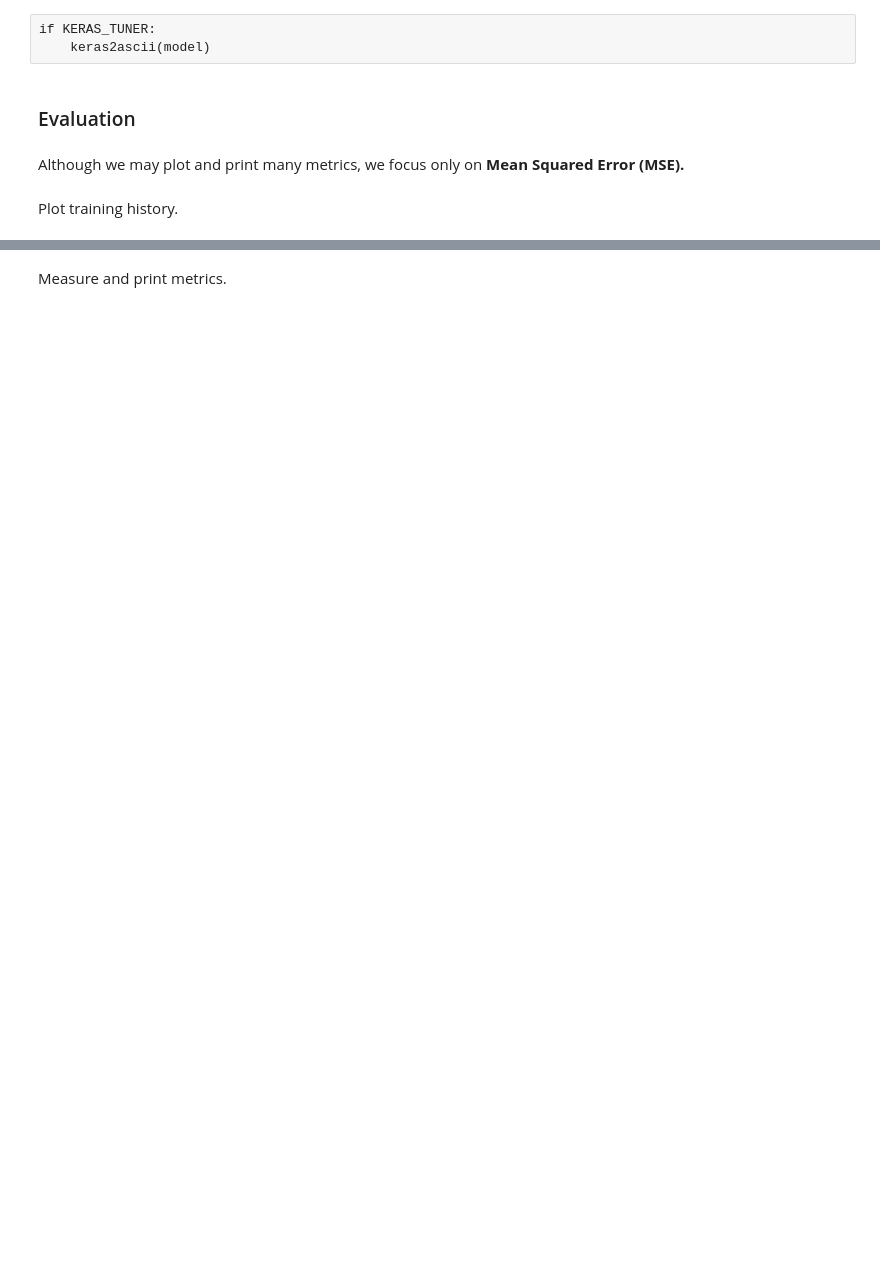
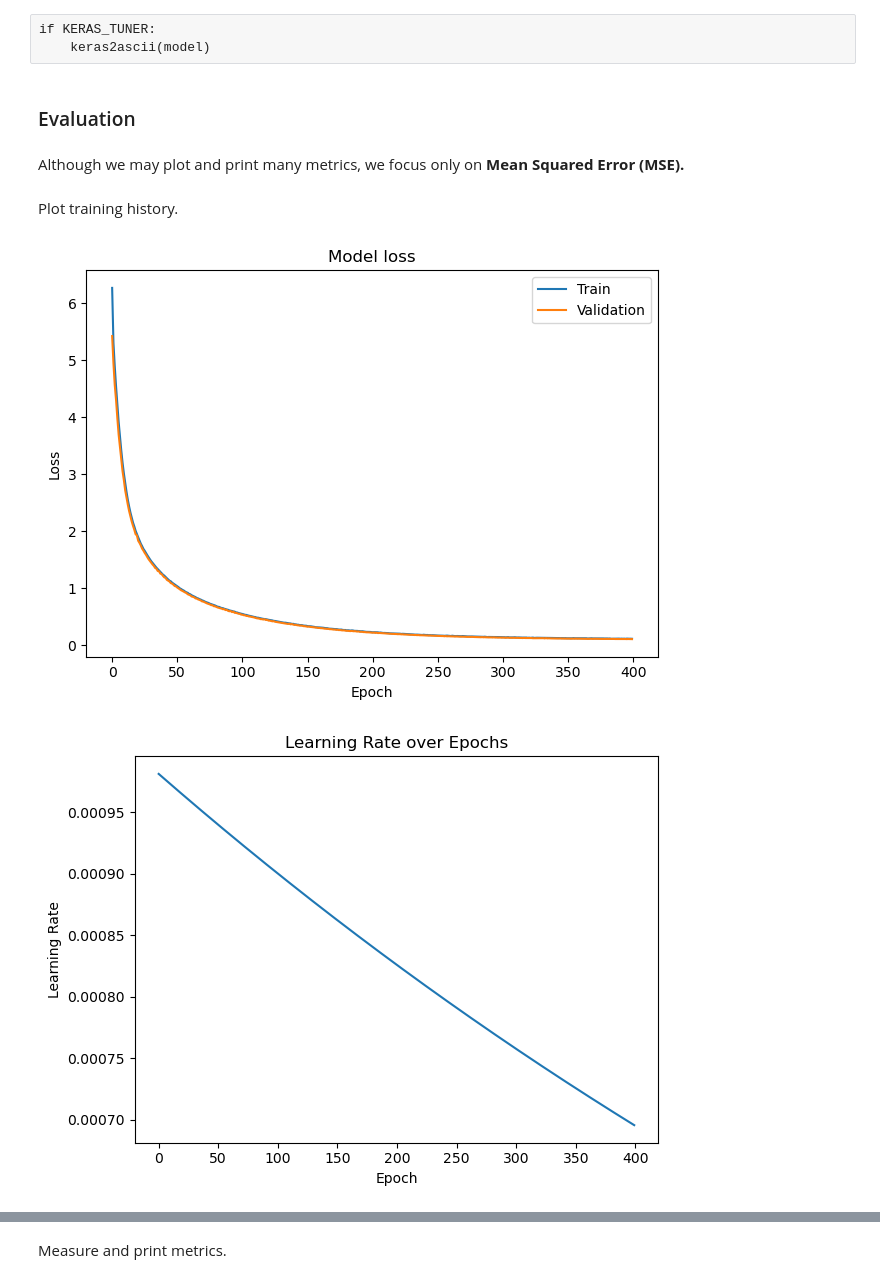
Before and after one commit to abhishekchak52/ML_qubit_design, a Jupyter notebook: model_predict_coupler_NCap_cap_matrix/ml_01_train_keras.ipynb, the cells around one changed output, grey strips where cells are left out. Saved outputs shown, nothing was run; the diff lists cells and outputs as text; code cells hidden in the pictures; blank space fills up the shorter version.

```diff
--- a/model_predict_coupler_NCap_cap_matrix/ml_01_train_keras.ipynb
+++ b/model_predict_coupler_NCap_cap_matrix/ml_01_train_keras.ipynb
@@ -765,7 +910,7 @@ if KERAS_TUNER:
     from keras_tuner import HyperModel, RandomSearch
     from tensorflow.keras.models import load_model
 # %%
-if KERAS_TUNER:
+if KERAS_TUNER and not SWEEP_PARAM_NUM:
     if 'Try Both' not in ENCODING_TYPE:
         def build_hypermodel(hp):
             # Hyperparameters to tune
@@ -862,7 +1007,7 @@ if KERAS_TUNER:
             return model_linear_encoding
 # %%
 if 'Try Both' not in ENCODING_TYPE:
-    if KERAS_TUNER:
+    if KERAS_TUNER and not SWEEP_PARAM_NUM:
         # Start tuning
         tuner = RandomSearch(
             build_hypermodel,
@@ -873,7 +1018,7 @@ if 'Try Both' not in ENCODING_TYPE:
             project_name='mlp_tuning'
         )
 else:
-    if KERAS_TUNER:
+    if KERAS_TUNER and not SWEEP_PARAM_NUM:
         # Start tuning linear encoding
         tuner_linear_encoding = RandomSearch(
             build_hypermodel_linear_encoding,
@@ -894,7 +1039,7 @@ else:
             project_name='mlp_tuning_one_hot_encoding'
         )
 # %%
-if KERAS_TUNER:
+if KERAS_TUNER and not SWEEP_PARAM_NUM:
     # Setup Callbacks
     early_stopping = EarlyStopping(
         monitor='val_loss',
@@ -1001,7 +1170,7 @@ import matplotlib.pyplot as plt
 from mpl_toolkits.mplot3d import Axes3D
 # %%
 if 'Try Both' not in ENCODING_TYPE:
-    if KERAS_TUNER:
+    if KERAS_TUNER and not SWEEP_PARAM_NUM:
         # now both searches should have completed, so lets get the best hyperparams
         # and retrain with history saved so we can look at it
         best_hp  = tuner.get_best_hyperparameters(1)[0]
@@ -1047,7 +1216,7 @@ if 'Try Both' not in ENCODING_TYPE:
     plt.savefig(f'plots/{encoding}_learning_rate.pdf')
     plt.show()
 else:
-    if KERAS_TUNER:
+    if KERAS_TUNER and not SWEEP_PARAM_NUM:
         # now both searches should have completed, so lets get the best hyperparams
         # and retrain with history saved so we can look at it
         best_hp_linear  = tuner_linear_encoding.get_best_hyperparameters(1)[0]
@@ -1065,33 +1234,36 @@ else:
             batch_size=TRAIN_BATCH_SIZE,
             validation_data=(np.asarray(X_val_linear_encoding), np.asarray(y_val_linear_encoding)),
             callbacks=[early_stopping, lr_monitor_linear_encoding],
             verbose=1
         )
 
         # keep getting a memory allocation error on EAF so lets free everything after the first
         # model fit, before moving to the next one
 
         del model_linear
         tf.keras.backend.clear_session()
         gc.collect()
 
     plt.plot(history_linear_encoding.history['loss'])
     plt.plot(history_linear_encoding.history['val_loss'])
     plt.title('Model loss linear encoding')
     plt.ylabel('Loss')
     plt.xlabel('Epoch')
     plt.legend(['Train', 'Validation'], loc='best')
     plt.tight_layout()
     plt.savefig('plots/linear_encoding_history.pdf')
     plt.show()
 
     plt.plot(lr_monitor_linear_encoding.learning_rates)
     plt.title("Learning Rate over Epochs linear encoding")
     plt.xlabel("Epoch")
     plt.ylabel("Learning Rate")
     plt.tight_layout()
     plt.savefig('plots/linear_encoding_learning_rate.pdf')
     plt.show()
+# %% [output]
+[figure, added]
+[figure, added]
 # %%
 #take a look at the loss results and save them
 
```
Also changed, not shown: parts of 22 cells of this notebook, 4 other files.
